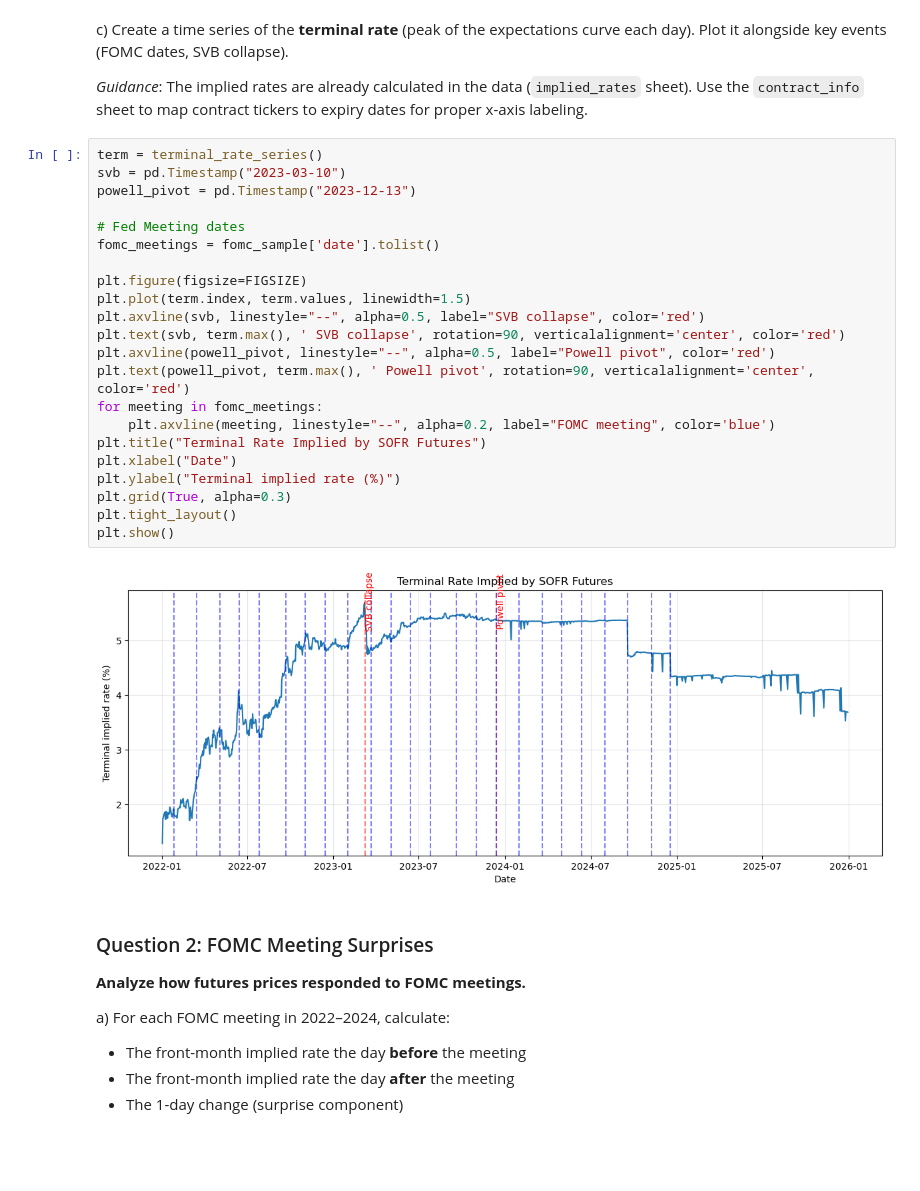
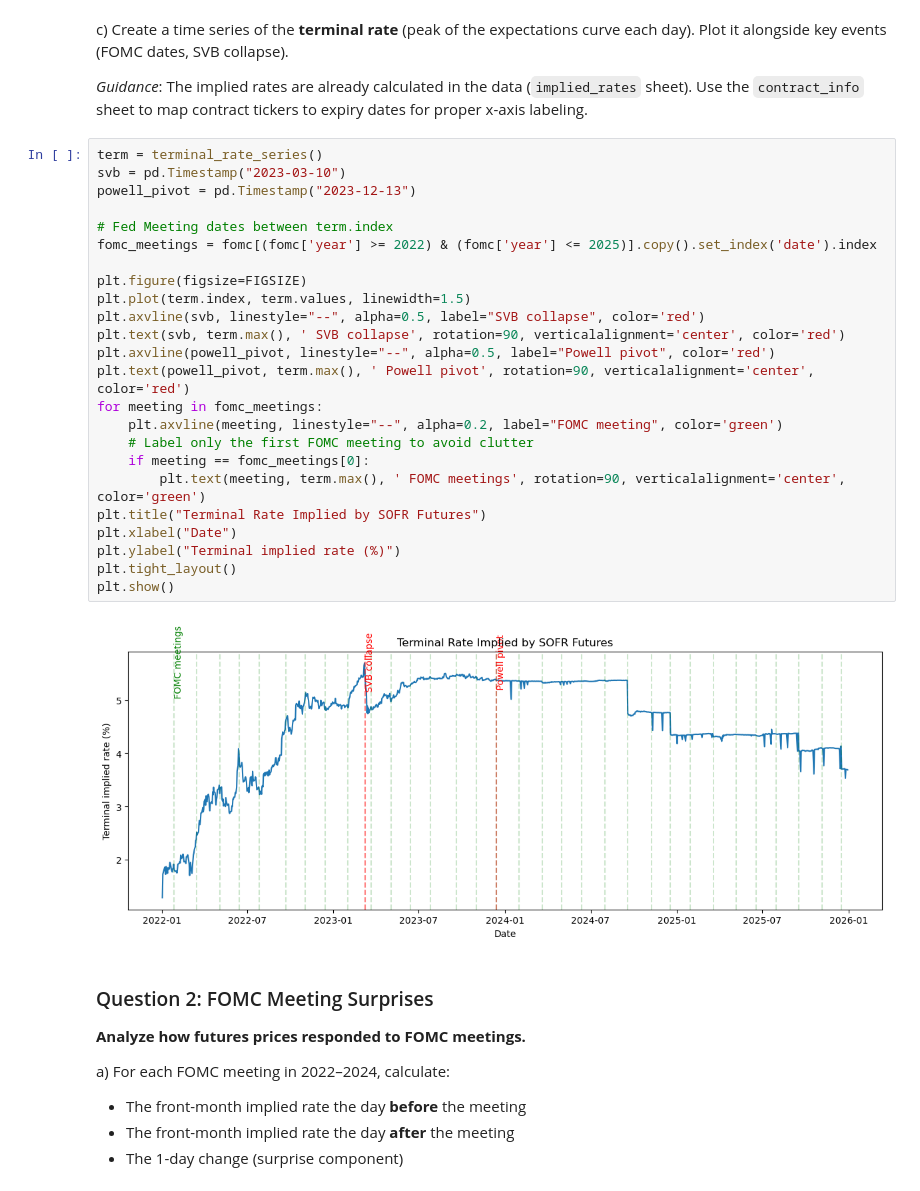
Before and after one commit to ayushbhupal/Fixed-Income-HW-Group-B, a Jupyter notebook: project/Final-P.2. SOFR Futures and Policy Expectations.ipynb, the cells around one changed output. Drawn from its saved outputs; the diff is of its cells as text; blank space fills up the shorter version.

```diff
--- a/project/Final-P.2. SOFR Futures and Policy Expectations.ipynb
+++ b/project/Final-P.2. SOFR Futures and Policy Expectations.ipynb
@@ -580,27 +580,29 @@ c) Create a time series of the **terminal rate** (peak of the expectations curve
 # %%
 term = terminal_rate_series()
 svb = pd.Timestamp("2023-03-10")
 powell_pivot = pd.Timestamp("2023-12-13")
 
-# Fed Meeting dates
-fomc_meetings = fomc_sample['date'].tolist()
+# Fed Meeting dates between term.index
+fomc_meetings = fomc[(fomc['year'] >= 2022) & (fomc['year'] <= 2025)].copy().set_index('date').index
 
 plt.figure(figsize=FIGSIZE)
 plt.plot(term.index, term.values, linewidth=1.5)
 plt.axvline(svb, linestyle="--", alpha=0.5, label="SVB collapse", color='red')
 plt.text(svb, term.max(), ' SVB collapse', rotation=90, verticalalignment='center', color='red')
 plt.axvline(powell_pivot, linestyle="--", alpha=0.5, label="Powell pivot", color='red')
 plt.text(powell_pivot, term.max(), ' Powell pivot', rotation=90, verticalalignment='center', color='red')
 for meeting in fomc_meetings:
-    plt.axvline(meeting, linestyle="--", alpha=0.2, label="FOMC meeting", color='blue')
+    plt.axvline(meeting, linestyle="--", alpha=0.2, label="FOMC meeting", color='green')
+    # Label only the first FOMC meeting to avoid clutter
+    if meeting == fomc_meetings[0]:
+        plt.text(meeting, term.max(), ' FOMC meetings', rotation=90, verticalalignment='center', color='green')
 plt.title("Terminal Rate Implied by SOFR Futures")
 plt.xlabel("Date")
 plt.ylabel("Terminal implied rate (%)")
-plt.grid(True, alpha=0.3)
 plt.tight_layout()
 plt.show()
 # %% [output]
-[figure, old version]
+[figure, new version]
 # %% [markdown]
 ### Question 2: FOMC Meeting Surprises
 
```
Also changed, not shown: parts of 2 cells of this notebook, 1 other file.
